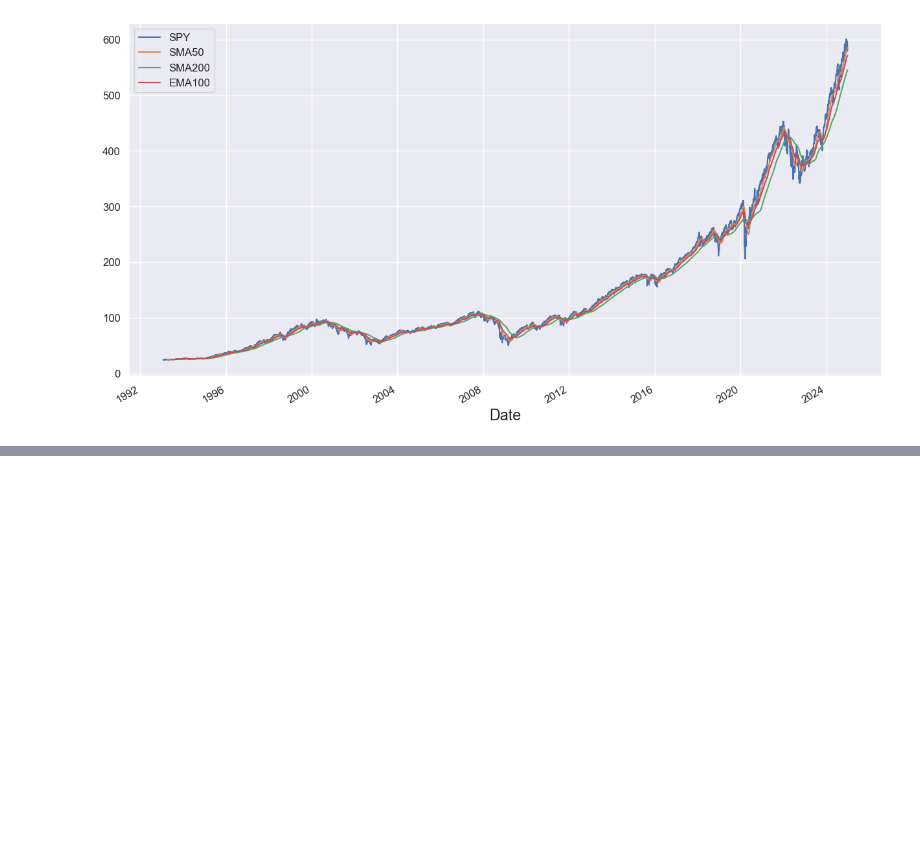
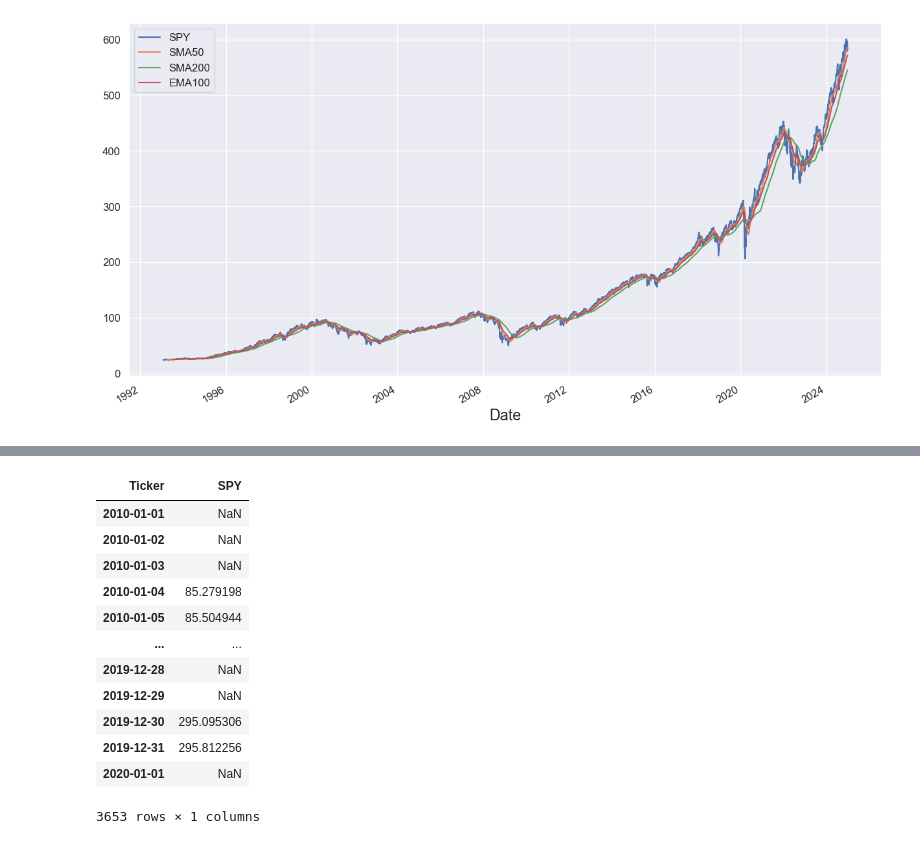
Before and after one commit to collochumba/machine_learning_manafrica, a Jupyter notebook: usd1.ipynb, the cells around one changed output, grey strips where cells are left out. Saved outputs shown, nothing was run; the diff lists cells and outputs as text; code cells hidden in the pictures; blank space fills up the shorter version.

```diff
--- a/usd1.ipynb
+++ b/usd1.ipynb
@@ -991,0 +1058,3 @@ sp
+# %%
+all_days = pd.date_range(start="2010-01-01",end="2020-01-01", freq="D")
+all_days
@@ -991,0 +1070,17 @@ sp
+# %%
+spy = spy.reindex(all_days)
+spy
+# %% [output]
+| Ticker | SPY |
+| 2010-01-01 | NaN |
+| 2010-01-02 | NaN |
+| 2010-01-03 | NaN |
+| 2010-01-04 | 85.279198 |
+| 2010-01-05 | 85.504944 |
+| ... | ... |
+| 2019-12-28 | NaN |
+| 2019-12-29 | NaN |
+| 2019-12-30 | 295.095306 |
+| 2019-12-31 | 295.812256 |
+| 2020-01-01 | NaN |
+3653 rows × 1 columns
```
Also changed, not shown: parts of 56 cells of this notebook, 37 other files.
